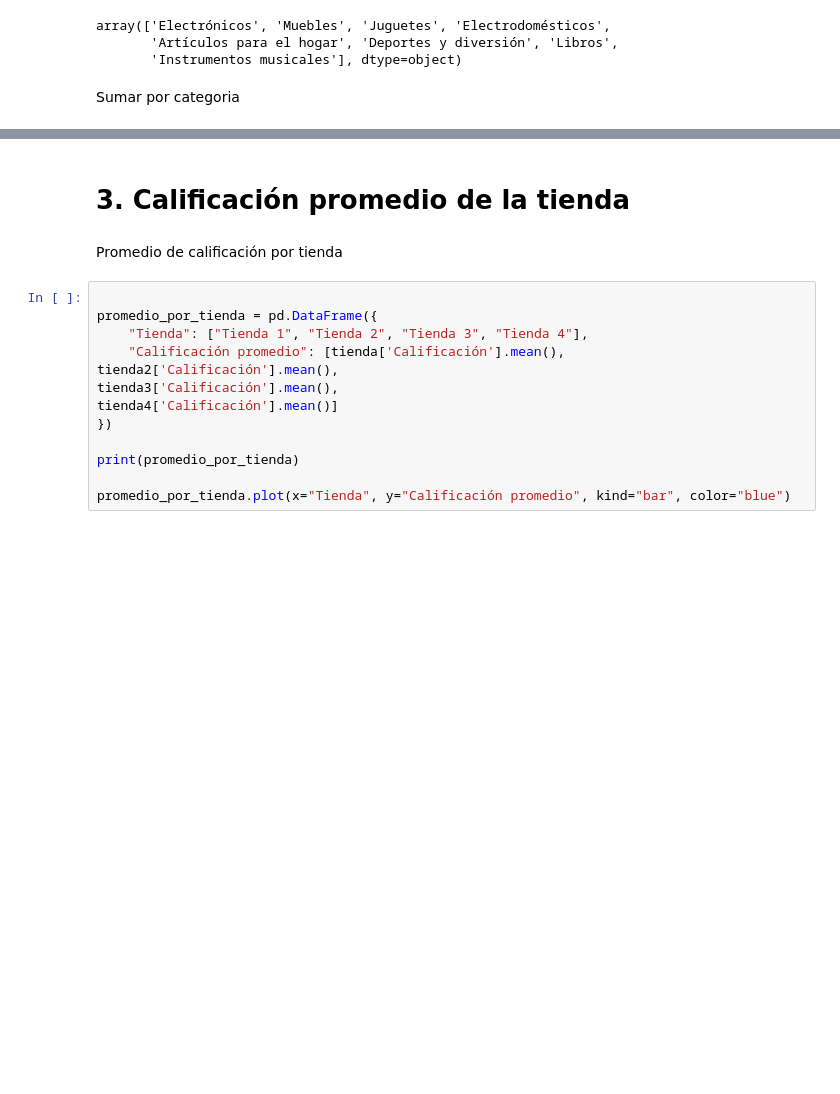
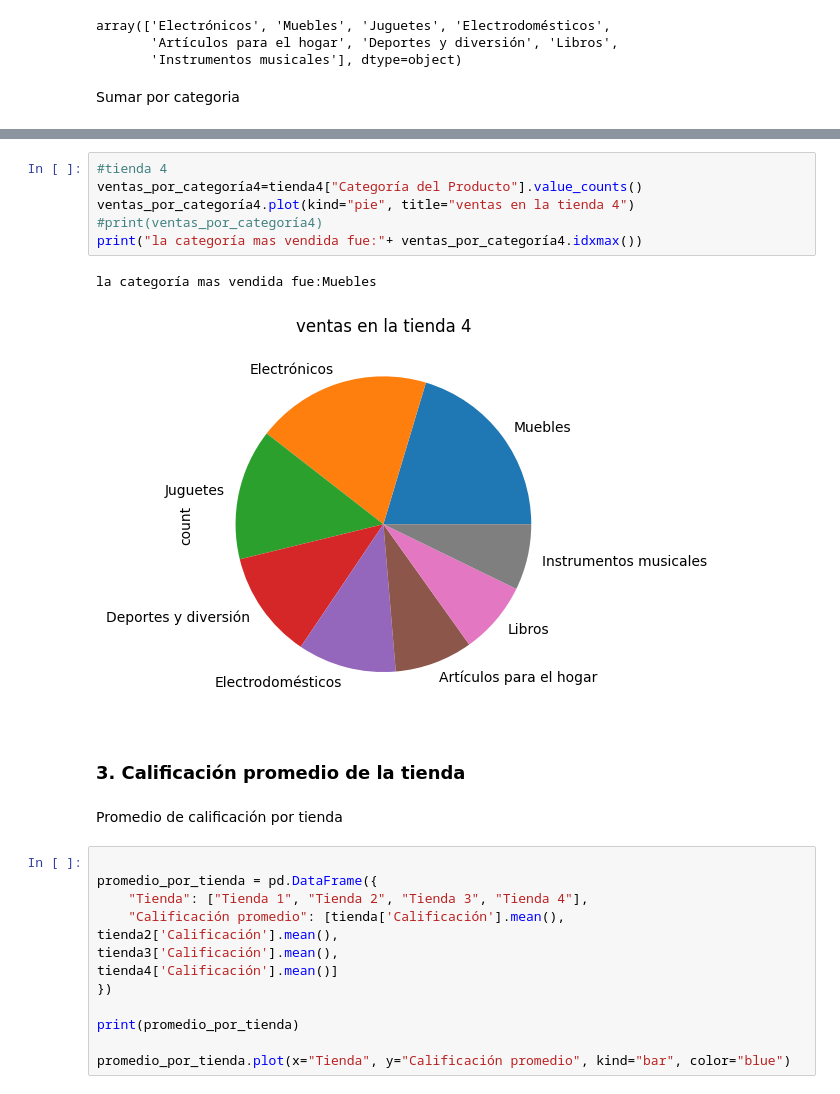
Before and after one commit to marianaamaya092105-wq/Challenge-Python-para-Data-Science, a Jupyter notebook: RetoPythonParaDataScience.ipynb, the cells around one changed output, grey strips where cells are left out. Cells and saved outputs as stored; diff of their text form; blank space fills up the shorter version.

```diff
--- a/RetoPythonParaDataScience.ipynb
+++ b/RetoPythonParaDataScience.ipynb
@@ -155,5 +155,14 @@ la categoría mas vendida fue:Muebles
+# %%
+#tienda 4
+ventas_por_categoría4=tienda4["Categoría del Producto"].value_counts()
+ventas_por_categoría4.plot(kind="pie", title="ventas en la tienda 4")
+#print(ventas_por_categoría4)
+print("la categoría mas vendida fue:"+ ventas_por_categoría4.idxmax())
+# %% [output]
+la categoría mas vendida fue:Muebles
+[figure, added]
 # %% [markdown]
-# 3. Calificación promedio de la tienda
+### 3. Calificación promedio de la tienda
 # %% [markdown]
 Promedio de calificación por tienda
 # %%
```
Also changed, not shown: parts of 13 cells of this notebook.
